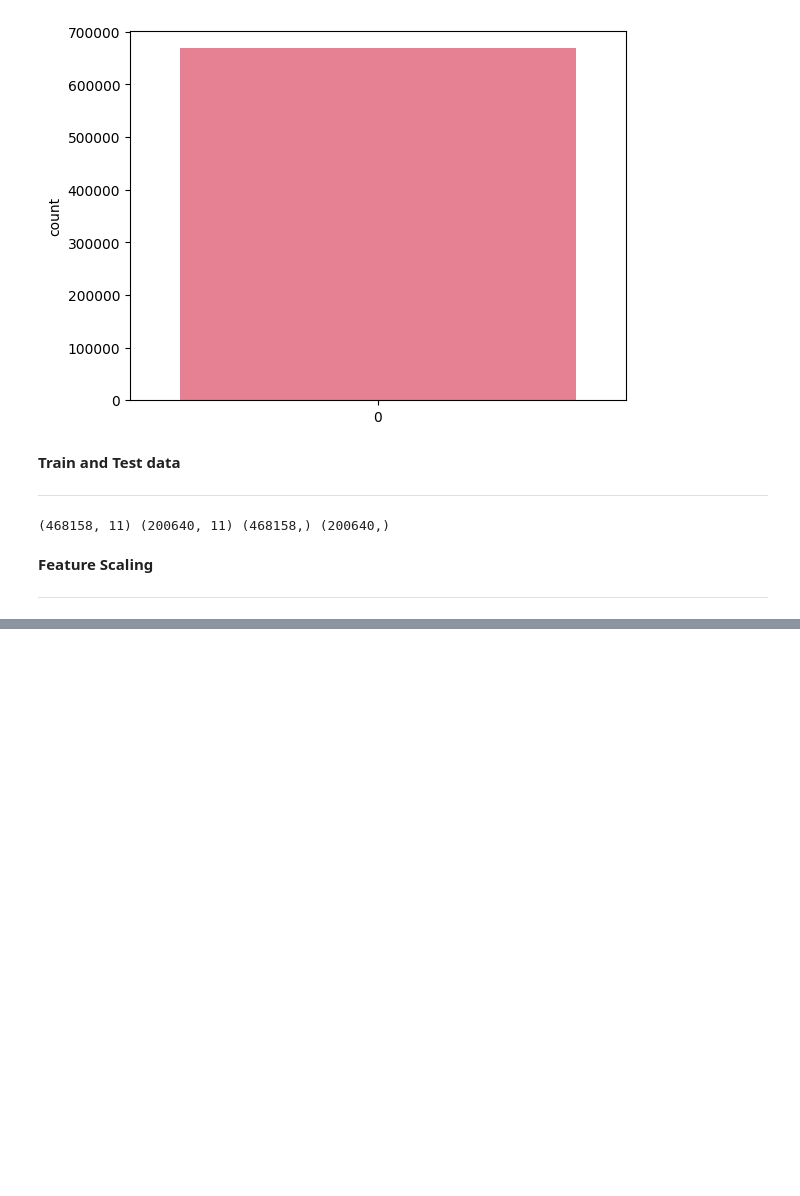
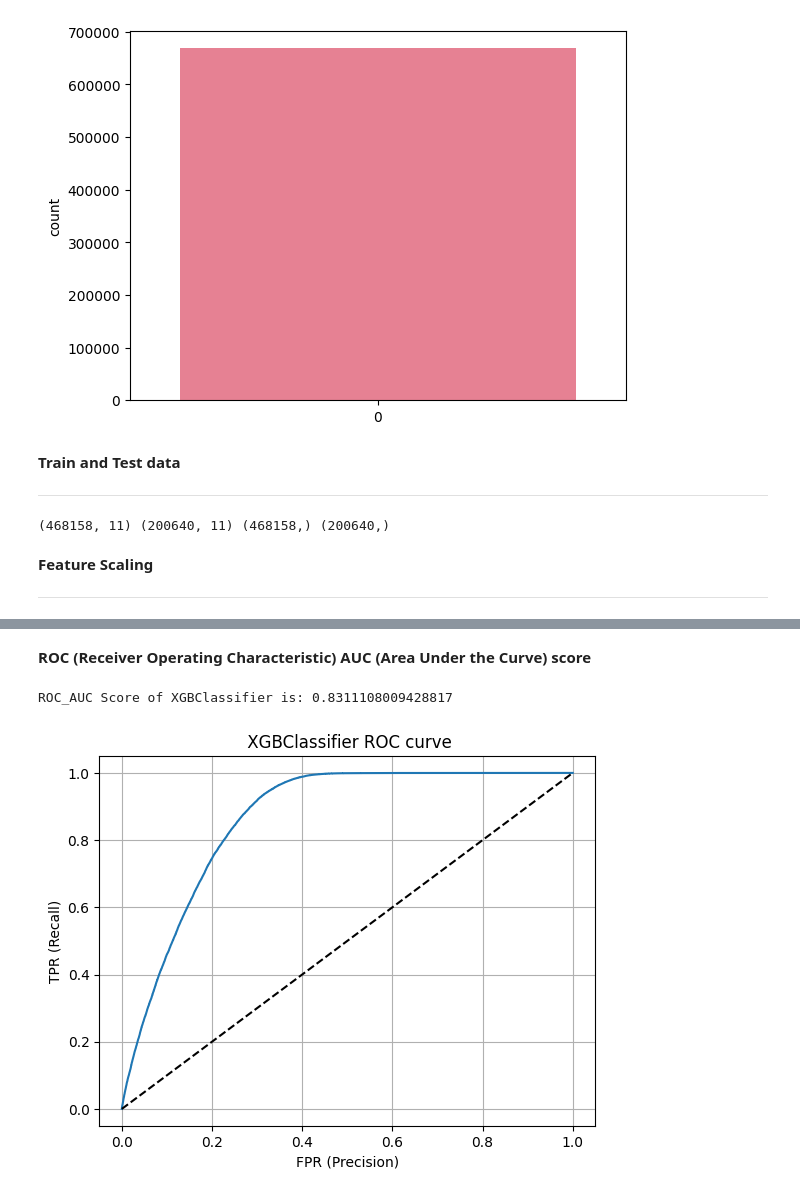
Before and after one commit to kanakpriyatiwari/HEALTH-INSURANCE-CROSS-SELL-PREDICTION, a Jupyter notebook: Copy_of_HEALTH_INSURANCE_CROSS_SELL_PREDICTION.ipynb, the cells around one changed output, grey strips where cells are left out. Saved outputs shown, nothing was run; the diff lists cells and outputs as text; code cells hidden in the pictures; blank space fills up the shorter version.

```diff
--- a/Copy_of_HEALTH_INSURANCE_CROSS_SELL_PREDICTION.ipynb
+++ b/Copy_of_HEALTH_INSURANCE_CROSS_SELL_PREDICTION.ipynb
@@ -609,0 +755,4 @@ weighted avg       0.83      0.78      0.78    200640
+# %%
+xgb=XGBClassifier()
+xgb.fit(x_train, y_train)
+xgb_pred = xgb.predict(x_test)
@@ -609,0 +783,2 @@ weighted avg       0.83      0.78      0.78    200640
+# %% [markdown]
+**ROC (Receiver Operating Characteristic) AUC (Area Under the Curve) score**
@@ -609,0 +788,27 @@ weighted avg       0.83      0.78      0.78    200640
+# %%
+AUC_xgb =roc_auc_score(xgb_pred,y_test)
+print("ROC_AUC Score of XGBClassifier is:",AUC_xgb)
+# %% [output]
+ROC_AUC Score of XGBClassifier is: 0.8311108009428817
+# %%
+# Get probability estimates for test set
+y_score = xgb.predict_proba(x_test)[:, 1]
+
+# Get true binary labels for test set
+y_true = y_test
+
+# Set pos_label to 1 since we are working with a binary classification problem
+pos_label = 1
+
+fpr, tpr, thresholds = roc_curve(y_true, y_score, pos_label=1)
+
+plt.title(' XGBClassifier ROC curve')
+plt.xlabel('FPR (Precision)')
+plt.ylabel('TPR (Recall)')
+
+plt.plot(fpr,tpr)
+plt.plot((0,1), ls='dashed',color='black')
+plt.grid(True)
+plt.show()
+# %% [output]
+[figure, added]
```
Also changed, not shown: parts of 40 cells of this notebook.
